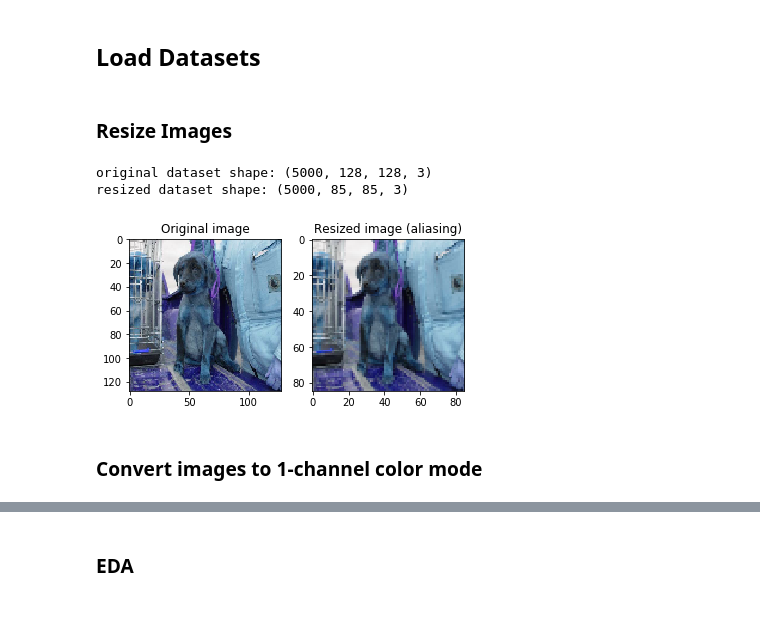
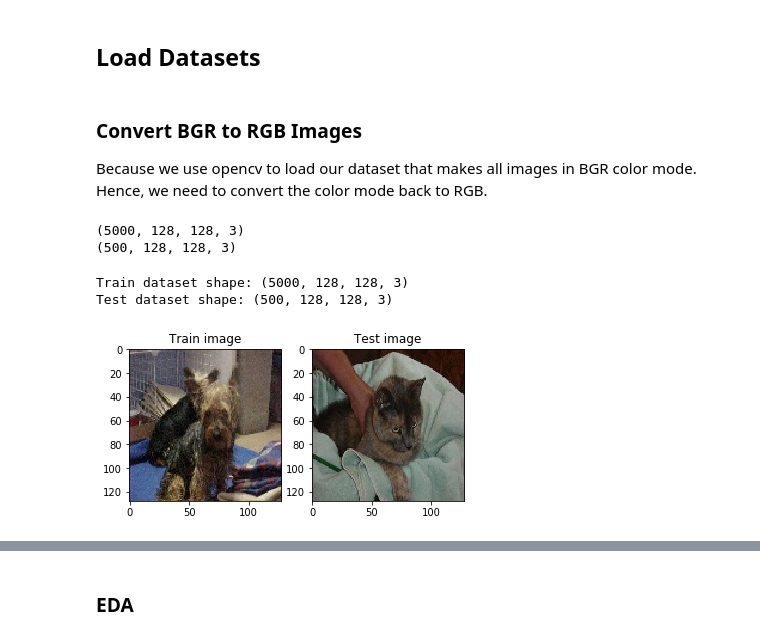
Before and after one commit to jodythai/cats_vs_dogs_dnn, a Jupyter notebook: Deep_NN_dev.ipynb, the cells around one changed output, grey strips where cells are left out. Saved outputs shown, nothing was run; the diff lists cells and outputs as text; code cells hidden in the pictures; blank space fills up the shorter version.

```diff
--- a/Deep_NN_dev.ipynb
+++ b/Deep_NN_dev.ipynb
@@ -37,43 +38,45 @@ def load_dataset():
     return train_set_x_orig, train_set_y_orig, test_set_x_orig, test_set_y_orig
 # %%
 train_set_x_orig, train_set_y_orig, test_set_x_orig, test_set_y_orig = load_dataset()
-# %% [markdown]
-### Resize Images
+# %% [markdown]
+### Convert BGR to RGB Images
+Because we use opencv to load our dataset that makes all images in BGR color mode. Hence, we need to convert the color mode back to RGB.
 # %%
-def resize_image(dataset):
-  resize_ratio = 1.5
+def convert_bgr_rgb(dataset):
+  rgb_dataset = np.empty([len(dataset), dataset[1].shape[0], dataset[1].shape[1], dataset[1].shape[2]], dtype=np.int16)
 
-  resized_dataset = np.empty([len(dataset), int(dataset[1].shape[0] // resize_ratio), int(dataset[1].shape[1] // resize_ratio), dataset[1].shape[2]])
+  print(rgb_dataset.shape)
 
   for i in range(0, len(dataset)):
     image = dataset[i]
-    image_resized = resize(image, (image.shape[0] // resize_ratio, image.shape[1] // resize_ratio), anti_aliasing=True)
-    resized_dataset[i] = image_resized
+    rgb_dataset[i] = image[:,:,::-1] # revert the color modes
 
-  return resized_dataset
+  return rgb_dataset
 
-train_set_x_resized = resize_image(train_set_x_orig)
-test_set_x_resized = resize_image(test_set_x_orig)
+train_set_x_rgb = convert_bgr_rgb(train_set_x_orig)
+test_set_x_rgb = convert_bgr_rgb(test_set_x_orig)
+# %% [output]
+(5000, 128, 128, 3)
+(500, 128, 128, 3)
 # %%
-print("original dataset shape:", train_set_x_orig.shape)
-print("resized dataset shape:", train_set_x_resized.shape)
+print("Train dataset shape:", train_set_x_rgb.shape)
+print("Test dataset shape:", test_set_x_rgb.shape)
 
-index_1 = np.random.randint(0,len(train_set_x_orig))
+index_train = np.random.randint(0,len(train_set_x_rgb))
+index_test = np.random.randint(0,len(test_set_x_rgb))
 
 fig, axes = plt.subplots(nrows=1, ncols=2)
 
 ax = axes.ravel()
 
-ax[0].imshow(train_set_x_orig[index_1], cmap='gray')
-ax[0].set_title("Original image")
+ax[0].imshow(train_set_x_rgb[index_train], cmap='gray')
+ax[0].set_title("Train image")
 
-ax[1].imshow(train_set_x_resized[index_1], cmap='gray')
-ax[1].set_title("Resized image (aliasing)")
+ax[1].imshow(test_set_x_rgb[index_test], cmap='gray')
+ax[1].set_title("Test image")
 
 plt.show()
 # %% [output]
-original dataset shape: (5000, 128, 128, 3)
-resized dataset shape: (5000, 85, 85, 3)
+Train dataset shape: (5000, 128, 128, 3)
+Test dataset shape: (500, 128, 128, 3)
-[figure, old version]
+[figure, new version]
-# %% [markdown]
-### Convert images to 1-channel color mode
```
Also changed, not shown: parts of 15 cells of this notebook, 4 other files.
